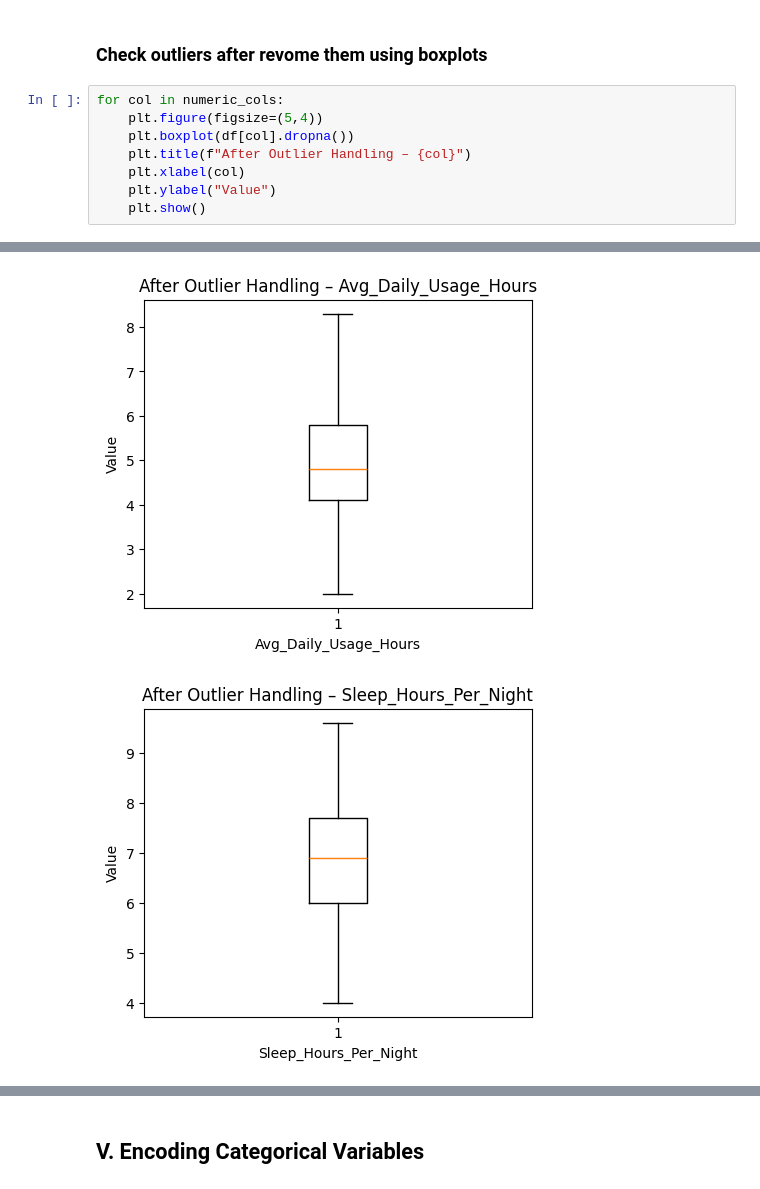
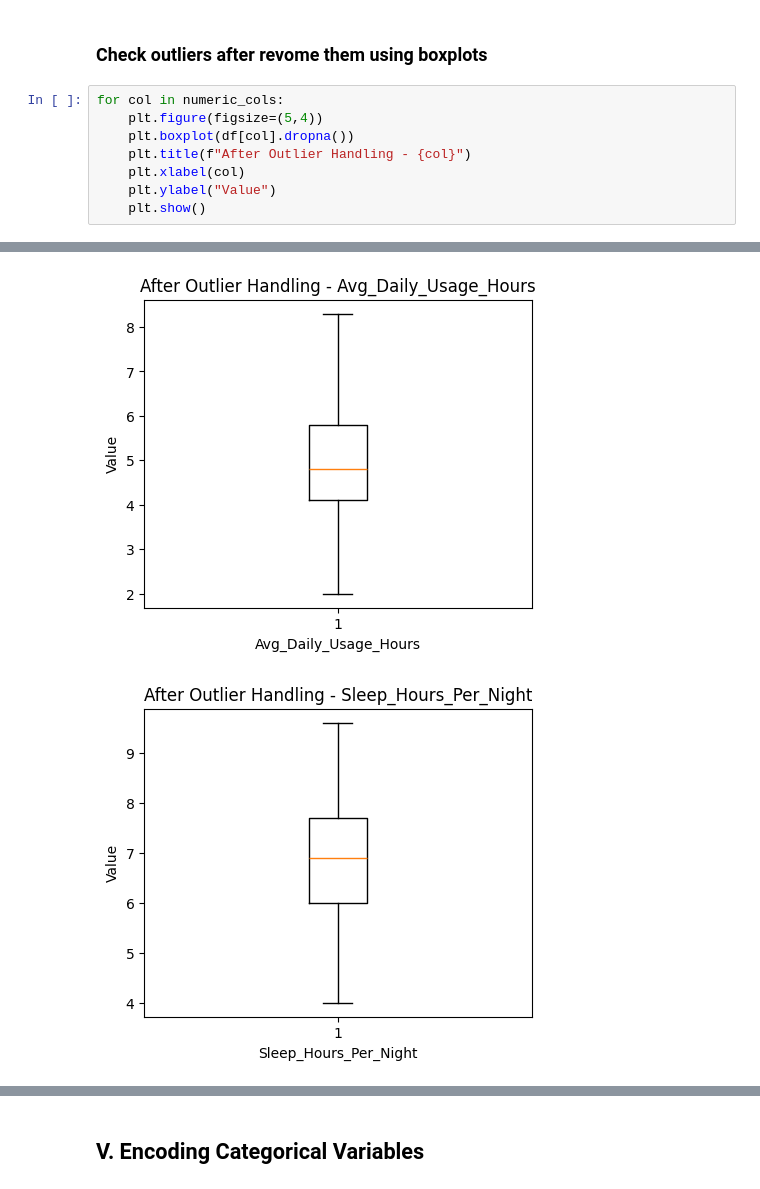
Before and after one commit to pasindu-piyumal/Student_Social_Media_Addiction, a Jupyter notebook: predict_student_social_media_addiction.ipynb, the cells around one changed output, grey strips where cells are left out. Cells and saved outputs as stored; diff of their text form.

```diff
--- a/predict_student_social_media_addiction.ipynb
+++ b/predict_student_social_media_addiction.ipynb
@@ -206,14 +206,14 @@ for column in numeric_cols:
 # %%
 for col in numeric_cols:
     plt.figure(figsize=(5,4))
     plt.boxplot(df[col].dropna())
-    plt.title(f"After Outlier Handling – {col}")
+    plt.title(f"After Outlier Handling - {col}")
     plt.xlabel(col)
     plt.ylabel("Value")
     plt.show()
 # %% [output]
 [figure]
 [figure]
-[figure, old version]
+[figure, new version]
-[figure, old version]
+[figure, new version]
 [figure]
```
Also changed, not shown: parts of 12 cells of this notebook.
